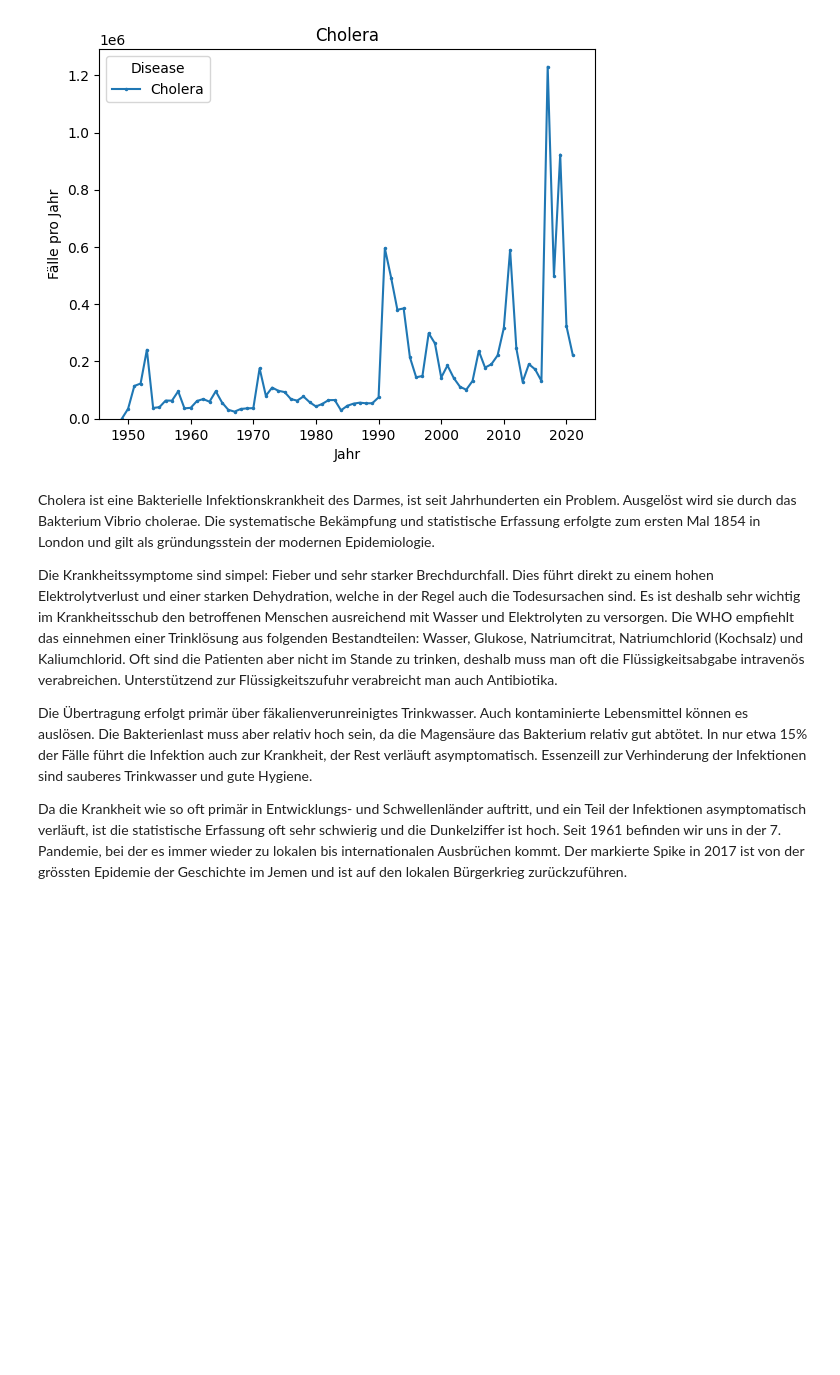
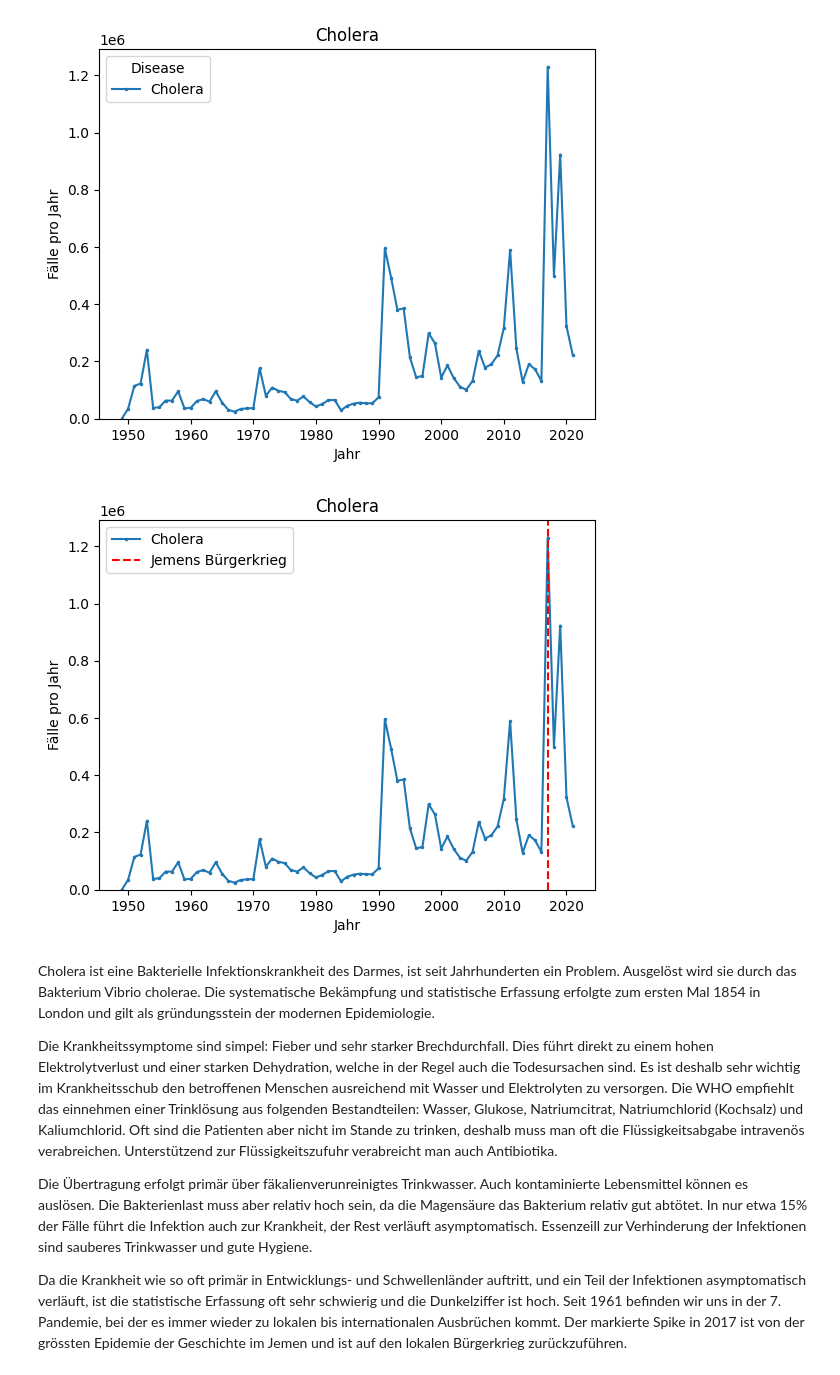
Before and after one commit to Retikulum94/Leistungsnachweis_2, a Jupyter notebook: Leistungsnachweis Infektionskrankheiten im Verlauf der Zeit.ipynb, the cells around one changed output. Drawn from its saved outputs; the diff is of its cells as text; code cells hidden in the pictures; blank space fills up the shorter version.

Commit message:
änderungen für Cholera

```diff
--- a/Leistungsnachweis Infektionskrankheiten im Verlauf der Zeit.ipynb
+++ b/Leistungsnachweis Infektionskrankheiten im Verlauf der Zeit.ipynb
@@ -148,6 +148,18 @@ plt.ylim(bottom=0)
 (0.0, 1291499.15)
 [figure]
 [figure]
+# %%
+import matplotlib.pyplot as plt
+
+df_Krankheit = df_pivot[['Cholera']]
+ax = df_Krankheit.plot(title='Cholera', marker='o', markersize=1.5, xlabel='Jahr', ylabel='Fälle pro Jahr', logy=False)
+ax.axvline( x=2017, color='red', linestyle='--', label='Jemens Bürgerkrieg' )
+
+plt.ylim(bottom=0)
+plt.legend()
+plt.show()
+# %% [output]
+[figure, added]
 # %% [markdown]
 Cholera ist eine Bakterielle Infektionskrankheit des Darmes, ist seit Jahrhunderten ein Problem. Ausgelöst wird sie durch das Bakterium Vibrio cholerae. Die systematische Bekämpfung und statistische Erfassung erfolgte zum ersten Mal 1854 in London und gilt als gründungsstein der modernen Epidemiologie.
 
```
